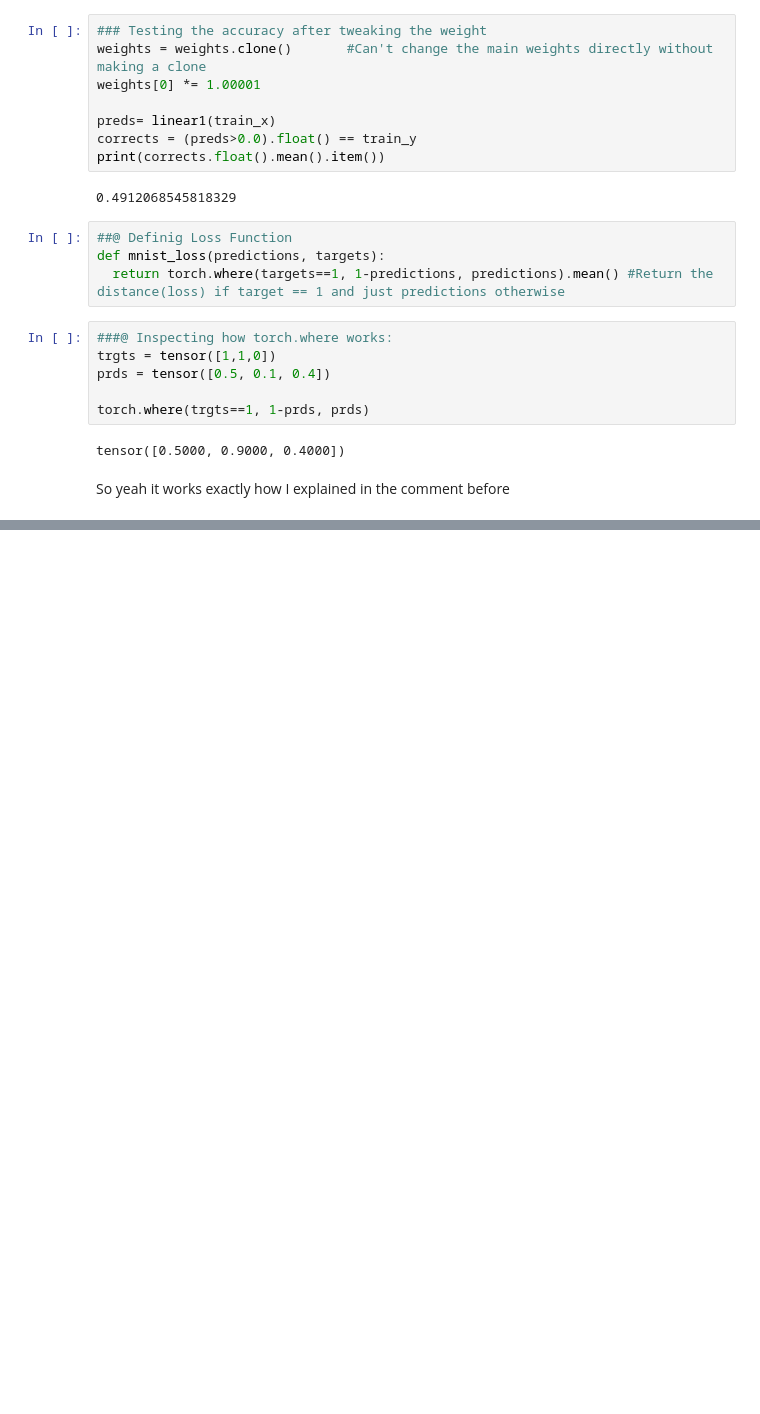
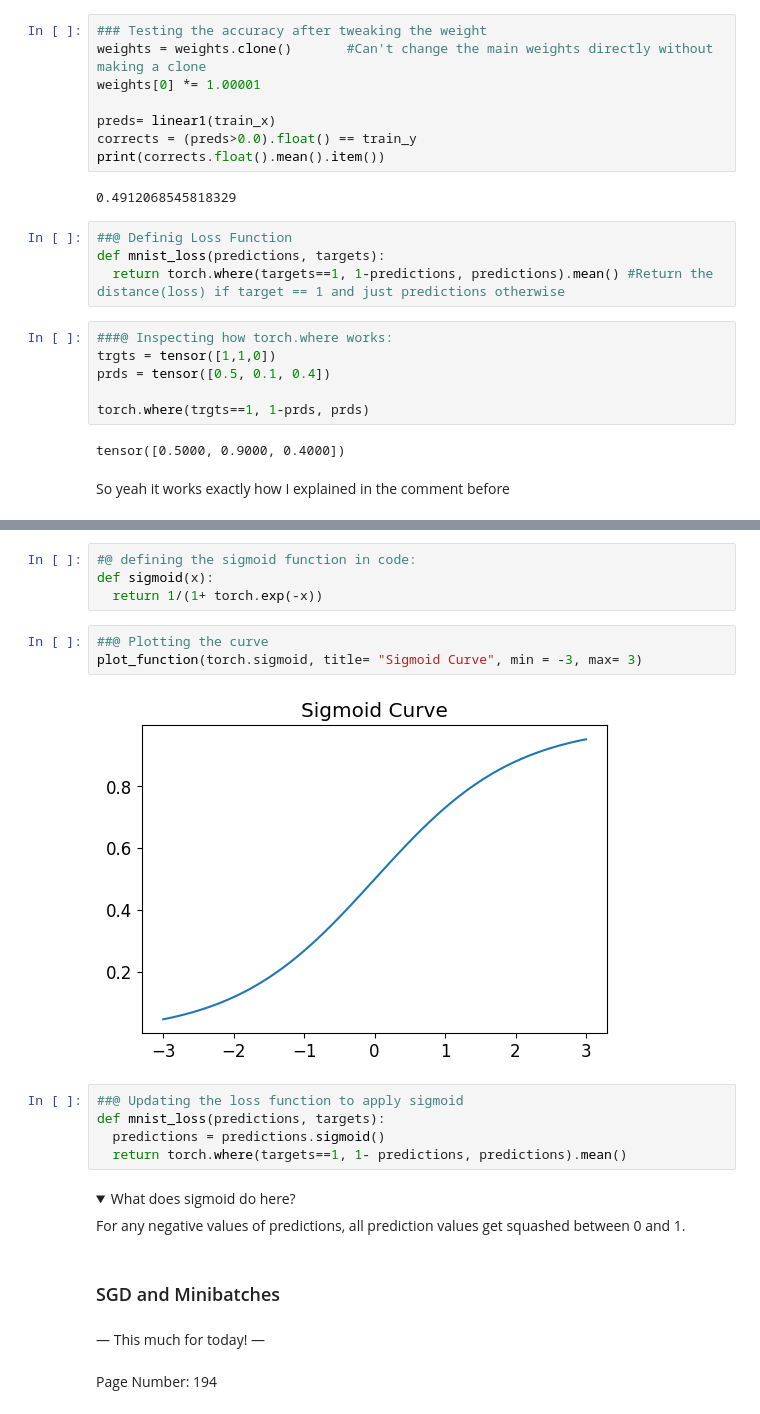
Before and after one commit to Firojpaudel/Machine-Learning-Notes, a Jupyter notebook: Practical Deep Learning For Coders/Chapter_4.ipynb, the cells around one changed output, grey strips where cells are left out. Drawn from its saved outputs; the diff is of its cells as text; folded sections open; blank space fills up the shorter version.

Commit message:
Sigmoid Updated. Up Next: SGD and Minibatches

```diff
--- a/Practical Deep Learning For Coders/Chapter_4.ipynb
+++ b/Practical Deep Learning For Coders/Chapter_4.ipynb
@@ -720,0 +732,26 @@ So yeah it works exactly how I explained in the comment before
+# %%
+#@ defining the sigmoid function in code:
+def sigmoid(x):
+  return 1/(1+ torch.exp(-x))
+# %%
+##@ Plotting the curve
+plot_function(torch.sigmoid, title= "Sigmoid Curve", min = -3, max= 3)
+# %% [output]
+[figure, added]
+# %%
+##@ Updating the loss function to apply sigmoid
+def mnist_loss(predictions, targets):
+  predictions = predictions.sigmoid()
+  return torch.where(targets==1, 1- predictions, predictions).mean()
+# %% [markdown]
+<details>
+  <summary>
+    What does sigmoid do here?
+  </summary>
+  For any negative values of predictions, all prediction values get squashed between 0 and 1.
+</details>
+# %% [markdown]
+### SGD and Minibatches
+# %% [markdown]
+— This much for today! — <br><br>
+Page Number:  194
```
Also changed, not shown: parts of 3 cells of this notebook.
